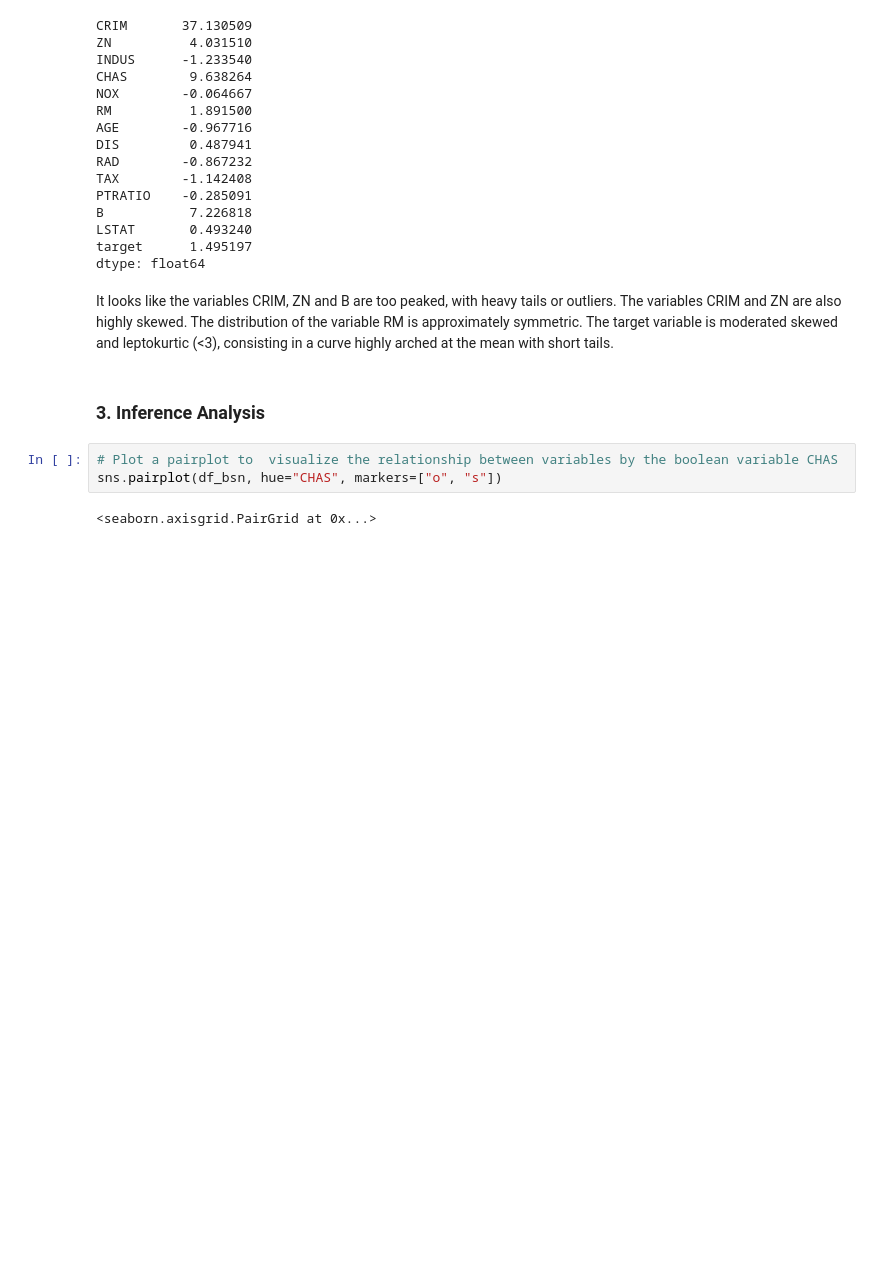
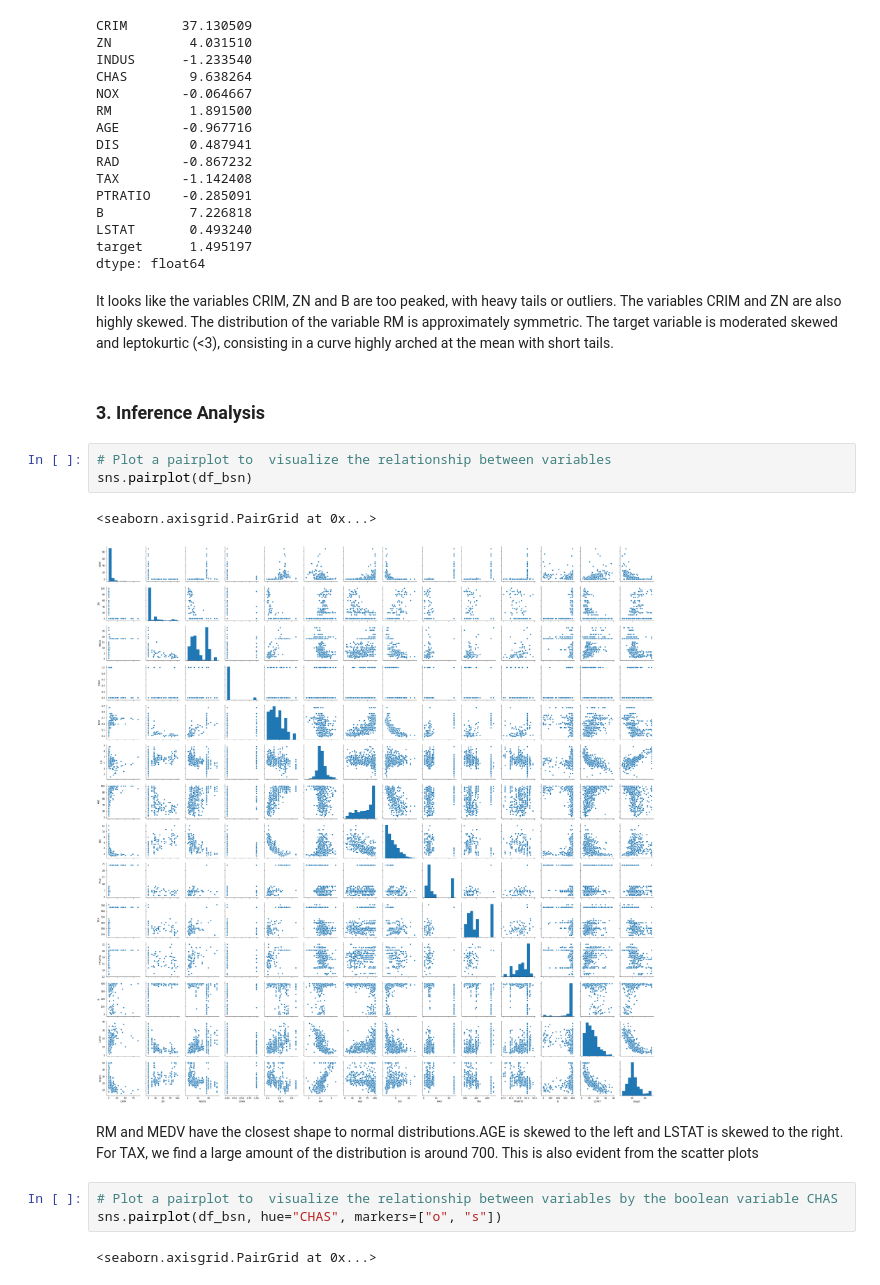
Before and after one commit to npradaschnor/machine-learning-project, a Jupyter notebook: Boston_House_Dataset.ipynb, the cells around one changed output. Cells and saved outputs as stored; diff of their text form; blank space fills up the shorter version.

```diff
--- a/Boston_House_Dataset.ipynb
+++ b/Boston_House_Dataset.ipynb
@@ -210,6 +214,14 @@ dtype: float64
 It looks like the variables CRIM, ZN and B are too peaked, with heavy tails or outliers. The variables CRIM and ZN are also highly skewed. The distribution of the variable RM is approximately symmetric. The target variable is moderated skewed and leptokurtic (<3), consisting in a curve highly arched at the mean with short tails.
 # %% [markdown]
 ### 3. Inference Analysis
+# %%
+# Plot a pairplot to  visualize the relationship between variables
+sns.pairplot(df_bsn)
+# %% [output]
+<seaborn.axisgrid.PairGrid at 0x...>
+[figure, added]
+# %% [markdown]
+RM and MEDV have the closest shape to normal distributions.AGE is skewed to the left and LSTAT is skewed to the right. For TAX, we find a large amount of the distribution is around 700. This is also evident from the scatter plots
 # %%
 # Plot a pairplot to  visualize the relationship between variables by the boolean variable CHAS
 sns.pairplot(df_bsn, hue="CHAS", markers=["o", "s"])
```
Also changed, not shown: parts of 23 cells of this notebook.
